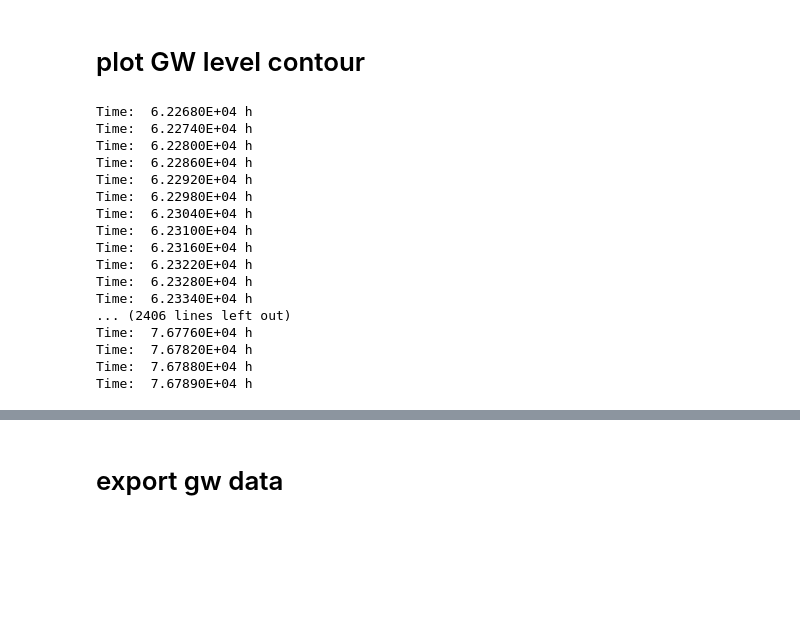
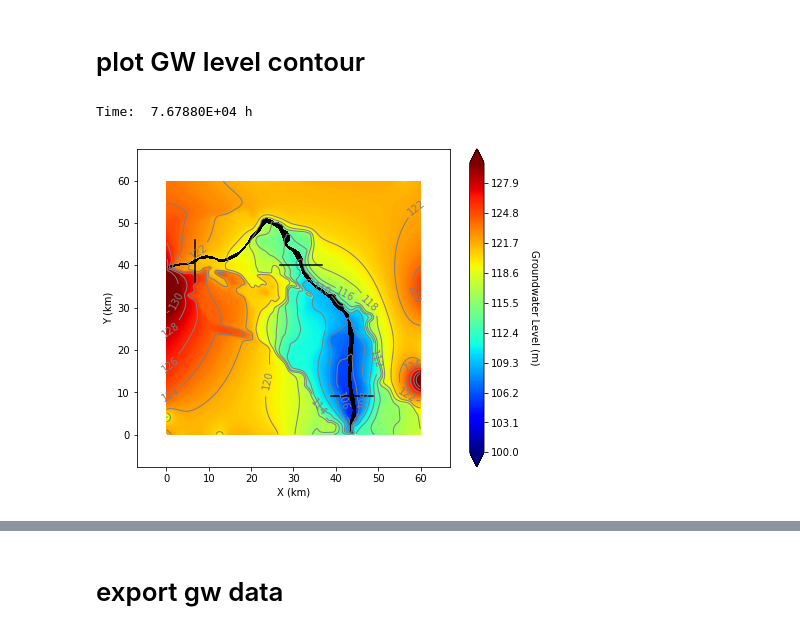
Before and after one commit to pinshuai/HFR-flow, a Jupyter notebook: plot_gw_level-NERSC.ipynb, the cells around one changed output, grey strips where cells are left out. Drawn from its saved outputs; the diff is of its cells as text; code cells hidden in the pictures; blank space fills up the shorter version.

Commit message:
updated plot gw level on nersc

```diff
--- a/plot_gw_level-NERSC.ipynb
+++ b/plot_gw_level-NERSC.ipynb
@@ -137,7 +145,7 @@ material_h5.close()
 %matplotlib inline
 
 # loop over time step
-for itime in time_index[4978:]:
+for itime in time_index[-2:-1]:
 
     print(itime)
     # initialize total head
@@ -167,50 +175,31 @@ for itime in time_index[4978:]:
     ax1.plot(line3_x, line3_y, "black")
     cf1 = ax1.contourf(x / 1000, y / 1000, temp_wl,
                        cmap=plt.cm.jet,
                        levels=np.arange(100, 130.1, 0.1),
                        vmin=100,
                        vmax=130,
                        extend="both",
                        V=np.arange(100, 130.1, 5)
                        )
     cf2 = ax1.contour(x / 1000, y / 1000, temp_wl,
                       colors="grey",
                       levels=np.arange(100, 130.1, 2),
                       linewidths=1,
                       vmin=100,
                       vmax=130)
     plt.clabel(cf2, inline = True, fmt = '%3.0d', fontsize = 10)
     ax1.set_xlabel("X (km)")
     ax1.set_ylabel("Y (km)")
     ax1.set_aspect("equal", "datalim")
     ax1.set_xlim([np.min(x_grids) / 1000, np.max(x_grids) / 1000])
     ax1.set_ylim([np.min(x_grids) / 1000, np.max(x_grids) / 1000])
     ax1.set_aspect("equal", "datalim")
     cb1 = plt.colorbar(cf1, extend="both")  # ,
     #                           orientation="horizontal", shrink=0.8, aspect=25)
     cb1.ax.set_ylabel("Groundwater Level (m)", rotation=270, labelpad=20)
     fig.tight_layout()
     cf3 = ax1.contourf(x / 1000, y / 1000, yx_river, colors="black")
     fig.set_size_inches(6.5, 5.5)
-
-    fig_name = fig_wl + real_itime + ".png"
-    fig.savefig(fig_name, dpi=100, transparent=False)
-    plt.close(fig)
 # %% [output]
-Time:  6.22680E+04 h
-Time:  6.22740E+04 h
-Time:  6.22800E+04 h
-Time:  6.22860E+04 h
-Time:  6.22920E+04 h
-Time:  6.22980E+04 h
-Time:  6.23040E+04 h
-Time:  6.23100E+04 h
-Time:  6.23160E+04 h
-Time:  6.23220E+04 h
-Time:  6.23280E+04 h
-Time:  6.23340E+04 h
-... (2406 lines left out)
-Time:  7.67760E+04 h
-Time:  7.67820E+04 h
 Time:  7.67880E+04 h
-Time:  7.67890E+04 h
+[figure, added]
```
Also changed, not shown: parts of 5 cells of this notebook.
